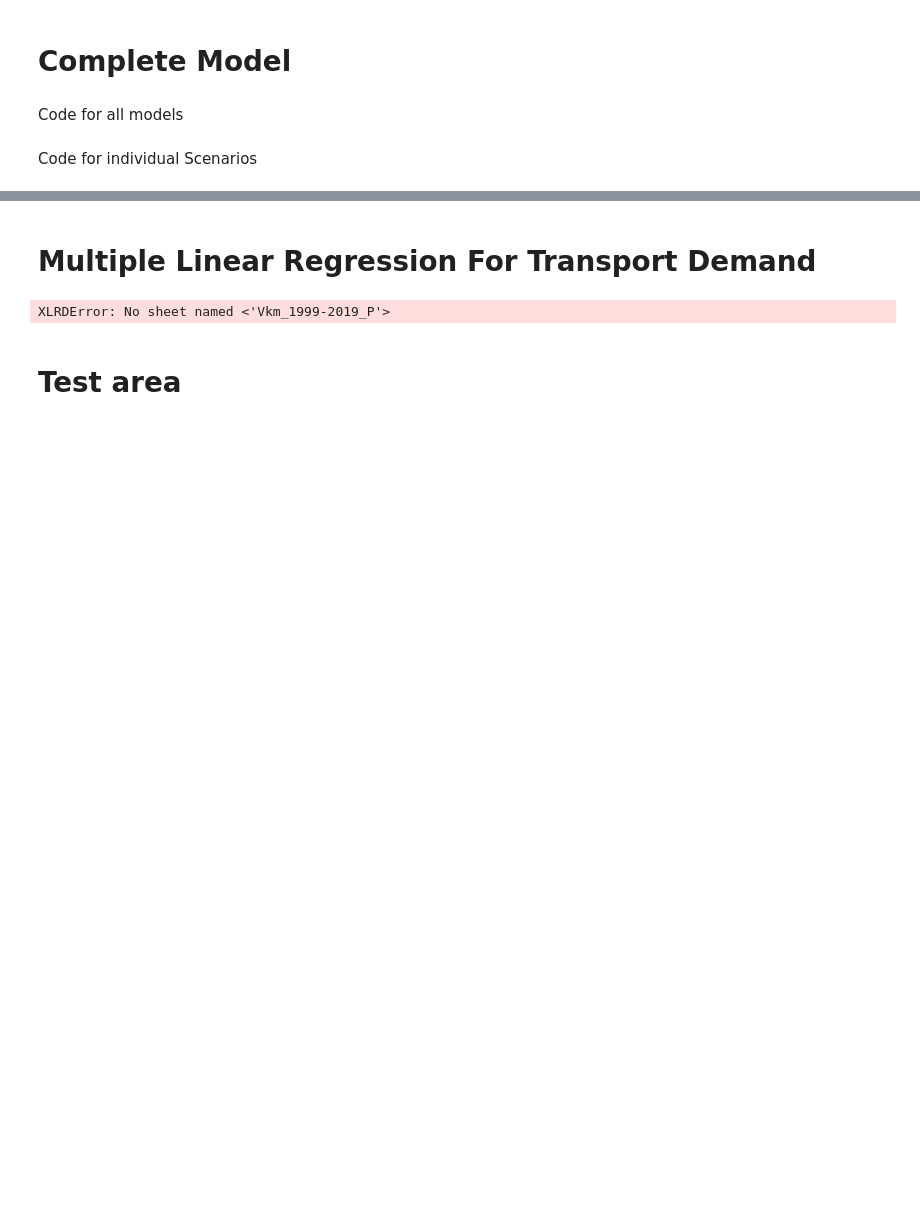
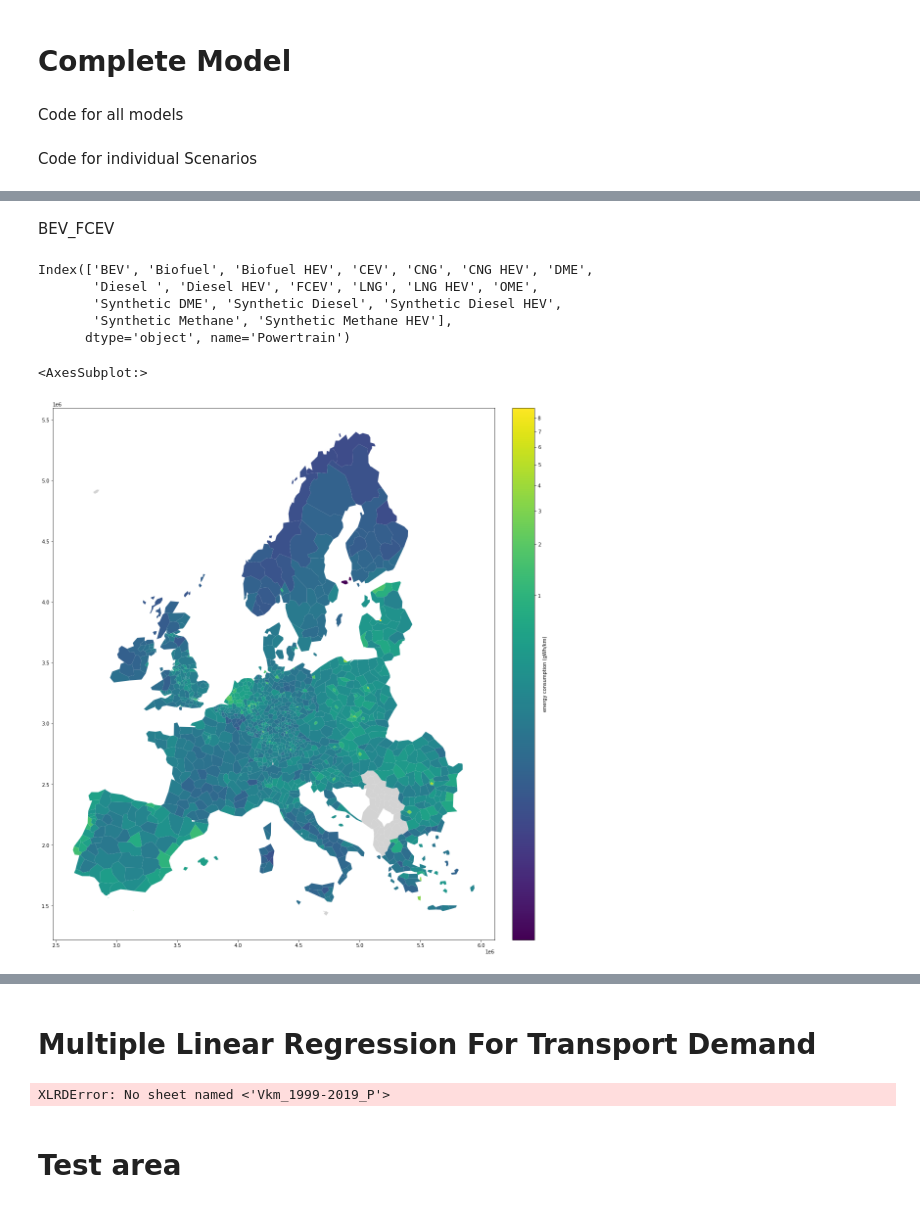
Before and after one commit to Frostie10/eurostat_test, a Jupyter notebook: test_eurostat.ipynb, the cells around one changed output, grey strips where cells are left out. Drawn from its saved outputs; the diff is of its cells as text; code cells hidden in the pictures; blank space fills up the shorter version.

```diff
--- a/test_eurostat.ipynb
+++ b/test_eurostat.ipynb
@@ -923,4 +33,4 @@ transport_share_region = transport_share_region.set_index(['country','id'])
 # reindex transport_share_region df with the index of gdf_df and create a multiindex with country code and NUTS 3 code
 transport_share_region = transport_share_region.droplevel(0)
 transport_share_region = transport_share_region.reindex(gdf_dw.set_index('id').index)
-transport_share_region = transport_share_region.set_index(gdf.set_index('CNTR_CODE').index.rename('country'), append=True)
+transport_share_region = transport_share_region.set_index(gdf_dw.set_index('CNTR_CODE').index.rename('country'), append=True)
@@ -927,3 +40,7 @@ transport_share_region = transport_share_region.set_index(gdf.set_index('CNTR_CO
+# %%
+# drop unnecessary regions
+gdf_dw = gdf_dw[~gdf_dw.CNTR_CODE.str.startswith('TR')]
+gdf_dw = gdf_dw.drop(['ES708', 'ES704', 'ES705', 'ES709', 'ES706', 'ES703', 'ES707', 'CY000', 'FRY10', 'FRY20', 'FRY30', 'FRY40', 'FRY50', 'PT300', 'PT200', 'IS002'])
 # %%
 # Adjust units from Mio_Vkm to Vkm
 Vkm = Mio_Vkm.multiply(1000000)
@@ -997,0 +220,43 @@ gdf_gWh_div_roadkm_perRegion.plot(column = '2050',
+# %% [markdown]
+BEV_FCEV
+# %%
+powertrain_share = pd.read_excel('C:/Users/seanp/OneDrive/Documents/ETH/Master Thesis/Model/Scenarios/VSM_Results/VSM_Results.xlsm', sheet_name = 'BEV_FCEV')
+powertrain_share = powertrain_share.set_index(['Lifetime','distance_class','Powertrain'])
+pow_share = powertrain_share.drop(index = 'Total', level = 2)
+powertrain_share_10y = pow_share.loc['10y']
+kWh_tot = kWh_all_powertrains.multiply(powertrain_share_10y)
+gWh_tot = kWh_tot.multiply(0.000001)
+gWh_Powertrain_BEV_FCEV = gWh_tot.groupby('Powertrain').sum()
+gWh_tot_region = gWh_tot.multiply(transport_share_region)
+gWh_tot_region_tot = gWh_tot_region.groupby('id').sum()
+gdf_gWh_tot_region_tot = gdf_dw.join(gWh_tot_region_tot)
+road_km_select.columns = road_km_select.columns.astype(str)
+gdf_gWh_tot_region_tot.columns = gdf_gWh_tot_region_tot.columns.astype(str)
+gWh_div_roadkm_perRegion = gdf_gWh_tot_region_tot[['2020', '2021', '2022', '2023', '2024', '2025', '2026', '2027', '2028', '2029', '2030', '2031', '2032', '2033', '2034', '2035', '2036', '2037', '2038', '2039', '2040', '2041', '2042', '2043', '2044', '2045', '2046', '2047', '2048', '2049', '2050']].div(road_km_select.road_km, axis = 0)
+gdf_gWh_div_roadkm_perRegion = gdf_dw.join(gWh_div_roadkm_perRegion)
+# %%
+gWh_Powertrain.index
+# %% [output]
+Index(['BEV', 'Biofuel', 'Biofuel HEV', 'CEV', 'CNG', 'CNG HEV', 'DME',
+       'Diesel ', 'Diesel HEV', 'FCEV', 'LNG', 'LNG HEV', 'OME',
+       'Synthetic DME', 'Synthetic Diesel', 'Synthetic Diesel HEV',
+       'Synthetic Methane', 'Synthetic Methane HEV'],
+      dtype='object', name='Powertrain')
+# %%
+gdf_gWh_div_roadkm_perRegion = gdf_gWh_div_roadkm_perRegion.replace(0, np.nan)
+
+fig, ax = plt.subplots(1, 1, figsize = (20,20))
+divider = make_axes_locatable(ax)
+cax = divider.append_axes("right", size="5%", pad=0.5)
+
+gdf_gWh_div_roadkm_perRegion.plot(column = '2050',
+                                  ax=ax,
+                                 legend=True,
+                                  cax = cax,
+                                  legend_kwds = {'label': 'energy consumption (gWh/km)'},
+                                 cmap = 'viridis',
+                                 norm=mcolors.PowerNorm(0.2),
+                                 missing_kwds= dict(color = "lightgrey"))
+# %% [output]
+<AxesSubplot:>
+[figure, added]
```
Also changed, not shown: parts of 128 cells of this notebook.
